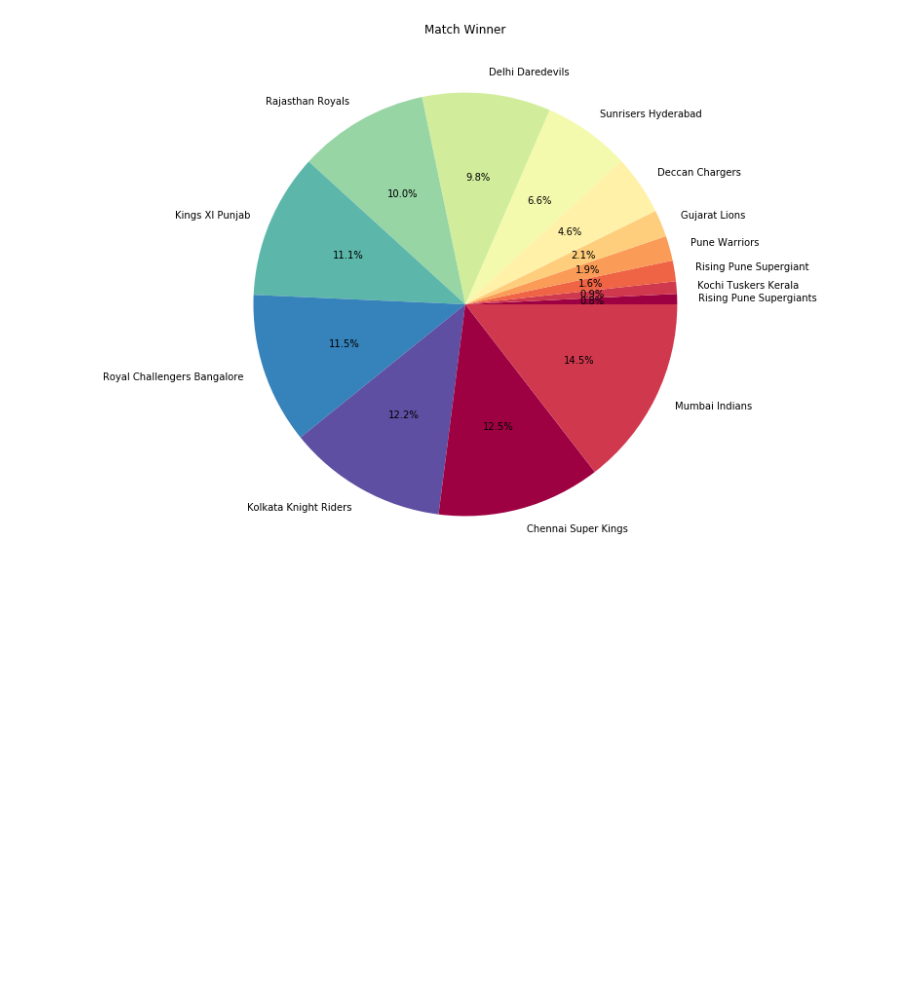
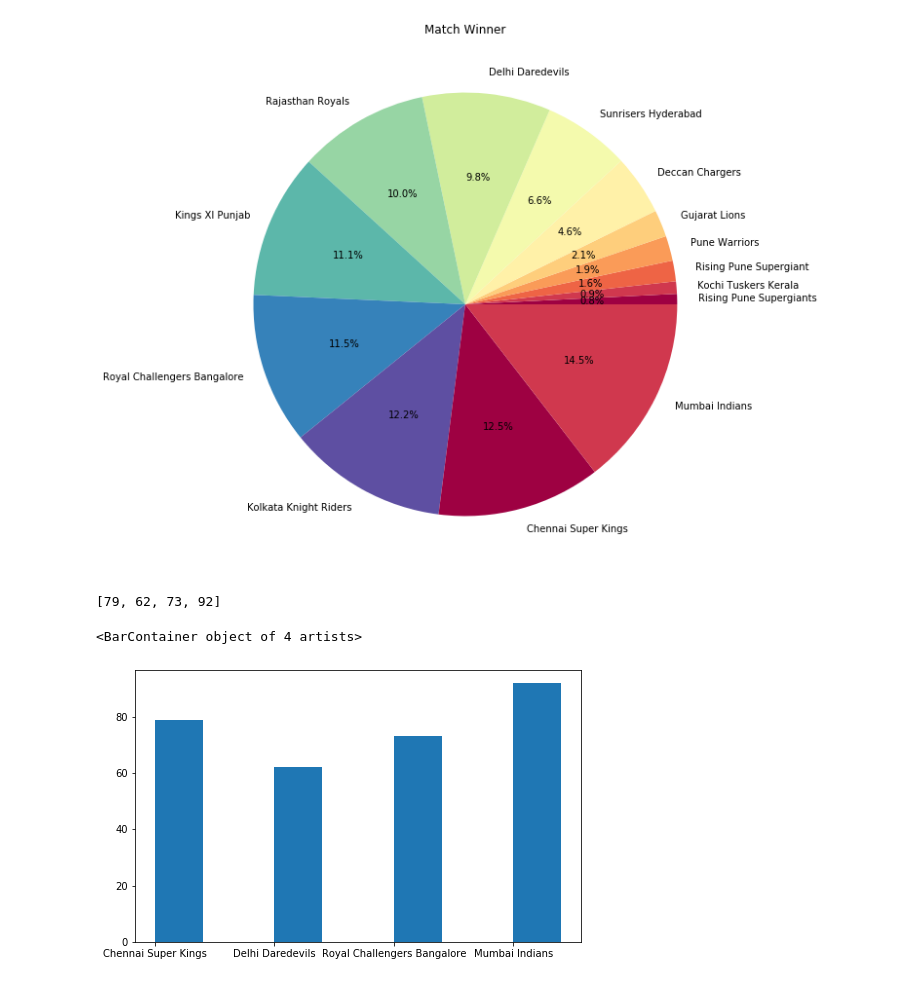
Before and after one commit to DegenD/Data-Analysis-of-Match-data, a Jupyter notebook: Match data Analysis.ipynb, the cells around one changed output. Saved outputs shown, nothing was run; the diff lists cells and outputs as text; code cells hidden in the pictures; blank space fills up the shorter version.

Commit message:
Teams vs wins chart code

```diff
--- a/Match data Analysis.ipynb
+++ b/Match data Analysis.ipynb
@@ -41,3 +41,28 @@ plt.subplot( aspect=1, title='Match Winner')
 type_owners = plt.pie(type_counts, labels=type_labels, autopct='%1.1f%%', colors=colors)
 # %% [output]
 [figure]
+# %%
+c,b,m,d=0,0,0,0
+win_count=[]
+df['winner'].astype(str)
+
+for i in df['winner']:
+    if(i=="Chennai Super Kings"):
+        c=c+1
+    if(i=="Delhi Daredevils"):
+        d=d+1
+    if(i=="Royal Challengers Bangalore"):
+        b=b+1
+    if(i=="Mumbai Indians"):
+        m=m+1
+
+win_count.extend((c,d,b,m))
+print(win_count)
+name=["Chennai Super Kings","Delhi Daredevils","Royal Challengers Bangalore","Mumbai Indians"]
+
+plt.figure(figsize=(8,5))
+plt.bar(name,win_count, align='edge', width=0.4)
+# %% [output]
+[79, 62, 73, 92]
+<BarContainer object of 4 artists>
+[figure, added]
```
